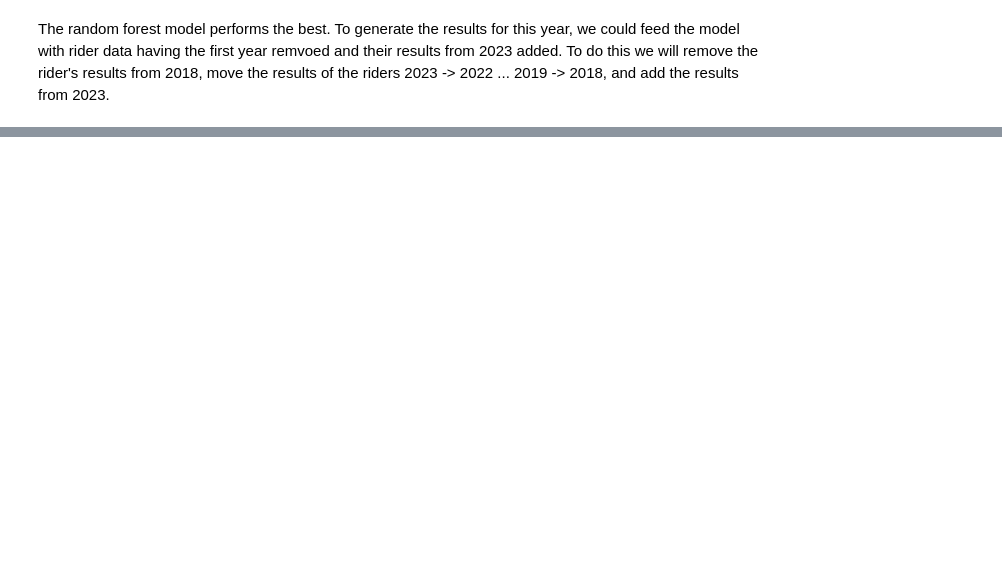
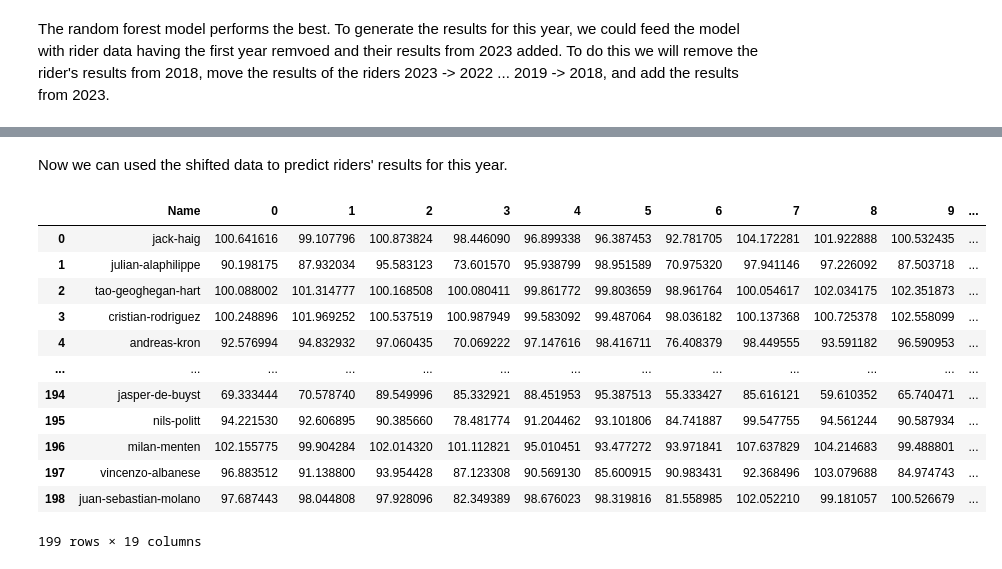
Before and after one commit to BasCarpentero/SporzaWielerBot, a Jupyter notebook: sporzawielerbot.ipynb, the cells around one changed output, grey strips where cells are left out. Cells and saved outputs as stored; diff of their text form; code cells hidden in the pictures; blank space fills up the shorter version.

```diff
--- a/sporzawielerbot.ipynb
+++ b/sporzawielerbot.ipynb
@@ -514,0 +505,13 @@ cont_rider_data.head()
+# %%
+cont_rider_data = rider_data.copy()
+# Remove the results from the earliest year
+start_index = cont_rider_data.columns.get_loc(f"omloop-het-nieuwsblad/{years[0]}")
+# Keep everything before the earliest results
+columns_to_keep = list(cont_rider_data.columns[:start_index])
+# Keep everything after the earliest results
+columns_to_keep.extend(cont_rider_data.columns[start_index+18:])
+cont_rider_data = cont_rider_data[columns_to_keep]
+# Move all kept columns 18 places to the front and rename them
+rename_dict = dict(zip(cont_rider_data.columns, rider_data.columns[:-18]))
+cont_rider_data.rename(columns=rename_dict, inplace=True)
+cont_rider_data
@@ -514,0 +532,21 @@ cont_rider_data.head()
+# %% [markdown]
+Now we can used the shifted data to predict riders' results for this year.
+# %%
+this_years_results = random_forest.predict(cont_rider_data.iloc[:, 1:])
+this_years_results = pd.DataFrame(this_years_results)
+this_years_results.insert(0, "Name", rider_data.iloc[:, 0])
+this_years_results
+# %% [output]
+|  | Name | 0 | 1 | 2 | 3 | 4 | 5 | 6 | 7 | 8 | 9 | ... |
+| 0 | jack-haig | 100.641616 | 99.107796 | 100.873824 | 98.446090 | 96.899338 | 96.387453 | 92.781705 | 104.172281 | 101.922888 | 100.532435 | ... |
+| 1 | julian-alaphilippe | 90.198175 | 87.932034 | 95.583123 | 73.601570 | 95.938799 | 98.951589 | 70.975320 | 97.941146 | 97.226092 | 87.503718 | ... |
+| 2 | tao-geoghegan-hart | 100.088002 | 101.314777 | 100.168508 | 100.080411 | 99.861772 | 99.803659 | 98.961764 | 100.054617 | 102.034175 | 102.351873 | ... |
+| 3 | cristian-rodriguez | 100.248896 | 101.969252 | 100.537519 | 100.987949 | 99.583092 | 99.487064 | 98.036182 | 100.137368 | 100.725378 | 102.558099 | ... |
+| 4 | andreas-kron | 92.576994 | 94.832932 | 97.060435 | 70.069222 | 97.147616 | 98.416711 | 76.408379 | 98.449555 | 93.591182 | 96.590953 | ... |
+| ... | ... | ... | ... | ... | ... | ... | ... | ... | ... | ... | ... | ... |
+| 194 | jasper-de-buyst | 69.333444 | 70.578740 | 89.549996 | 85.332921 | 88.451953 | 95.387513 | 55.333427 | 85.616121 | 59.610352 | 65.740471 | ... |
+| 195 | nils-politt | 94.221530 | 92.606895 | 90.385660 | 78.481774 | 91.204462 | 93.101806 | 84.741887 | 99.547755 | 94.561244 | 90.587934 | ... |
+| 196 | milan-menten | 102.155775 | 99.904284 | 102.014320 | 101.112821 | 95.010451 | 93.477272 | 93.971841 | 107.637829 | 104.214683 | 99.488801 | ... |
+| 197 | vincenzo-albanese | 96.883512 | 91.138800 | 93.954428 | 87.123308 | 90.569130 | 85.600915 | 90.983431 | 92.368496 | 103.079688 | 84.974743 | ... |
+| 198 | juan-sebastian-molano | 97.687443 | 98.044808 | 97.928096 | 82.349389 | 98.676023 | 98.319816 | 81.558985 | 102.052210 | 99.181057 | 100.526679 | ... |
+199 rows × 19 columns
```
Also changed, not shown: parts of 33 cells of this notebook.
